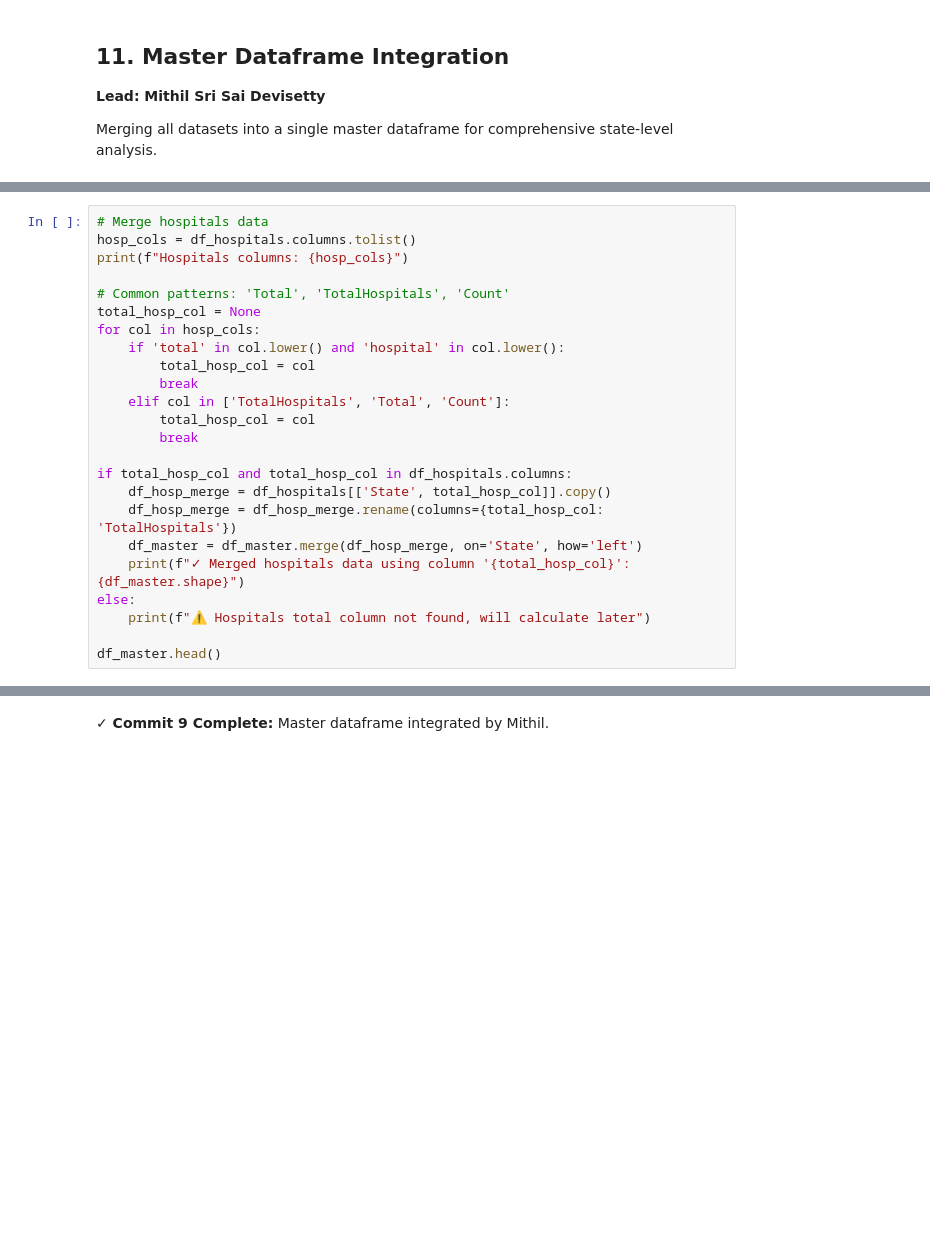
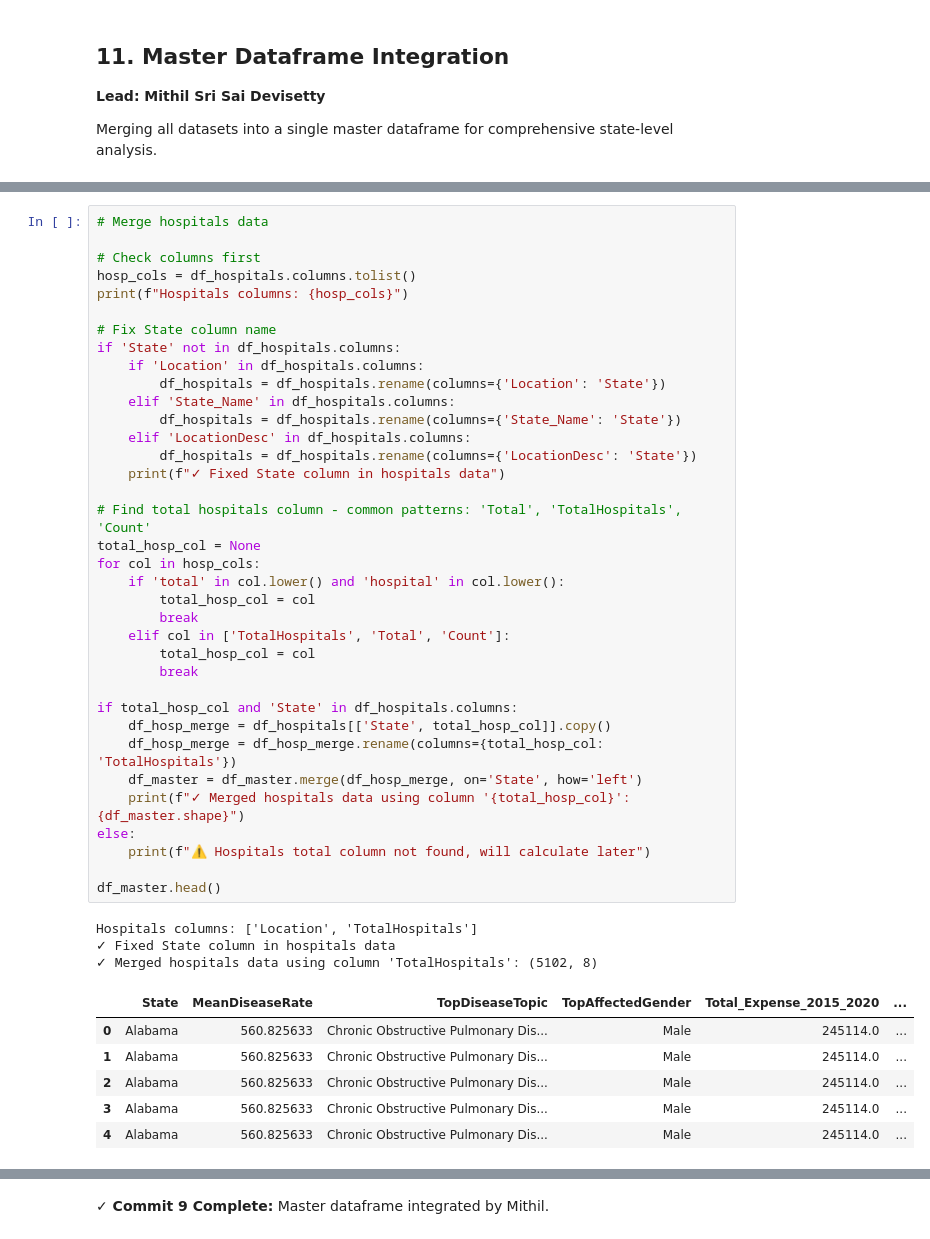
Before and after one commit to tejkiranyenugunti-spec/Group-8--CMPE-255-Data-Mining-Project-, a Jupyter notebook: notebooks/Team8_ChronicDisease_Analysis.ipynb, the cells around one changed output, grey strips where cells are left out. Cells and saved outputs as stored; diff of their text form; blank space fills up the shorter version.

```diff
--- a/notebooks/Team8_ChronicDisease_Analysis.ipynb
+++ b/notebooks/Team8_ChronicDisease_Analysis.ipynb
@@ -572,27 +994,49 @@ df_master.head()
 # %%
 # Merge hospitals data
+
+# Check columns first
 hosp_cols = df_hospitals.columns.tolist()
 print(f"Hospitals columns: {hosp_cols}")
 
-# Common patterns: 'Total', 'TotalHospitals', 'Count'
+# Fix State column name
+if 'State' not in df_hospitals.columns:
+    if 'Location' in df_hospitals.columns:
+        df_hospitals = df_hospitals.rename(columns={'Location': 'State'})
+    elif 'State_Name' in df_hospitals.columns:
+        df_hospitals = df_hospitals.rename(columns={'State_Name': 'State'})
+    elif 'LocationDesc' in df_hospitals.columns:
+        df_hospitals = df_hospitals.rename(columns={'LocationDesc': 'State'})
+    print(f"✓ Fixed State column in hospitals data")
+
+# Find total hospitals column - common patterns: 'Total', 'TotalHospitals', 'Count'
 total_hosp_col = None
 for col in hosp_cols:
     if 'total' in col.lower() and 'hospital' in col.lower():
         total_hosp_col = col
         break
     elif col in ['TotalHospitals', 'Total', 'Count']:
         total_hosp_col = col
         break
 
-if total_hosp_col and total_hosp_col in df_hospitals.columns:
+if total_hosp_col and 'State' in df_hospitals.columns:
     df_hosp_merge = df_hospitals[['State', total_hosp_col]].copy()
     df_hosp_merge = df_hosp_merge.rename(columns={total_hosp_col: 'TotalHospitals'})
     df_master = df_master.merge(df_hosp_merge, on='State', how='left')
     print(f"✓ Merged hospitals data using column '{total_hosp_col}': {df_master.shape}")
 else:
     print(f"⚠ Hospitals total column not found, will calculate later")
 
 df_master.head()
+# %% [output]
+Hospitals columns: ['Location', 'TotalHospitals']
+✓ Fixed State column in hospitals data
+✓ Merged hospitals data using column 'TotalHospitals': (5102, 8)
+|  | State | MeanDiseaseRate | TopDiseaseTopic | TopAffectedGender | Total_Expense_2015_2020 | ... |
+| 0 | Alabama | 560.825633 | Chronic Obstructive Pulmonary Dis... | Male | 245114.0 | ... |
+| 1 | Alabama | 560.825633 | Chronic Obstructive Pulmonary Dis... | Male | 245114.0 | ... |
+| 2 | Alabama | 560.825633 | Chronic Obstructive Pulmonary Dis... | Male | 245114.0 | ... |
+| 3 | Alabama | 560.825633 | Chronic Obstructive Pulmonary Dis... | Male | 245114.0 | ... |
+| 4 | Alabama | 560.825633 | Chronic Obstructive Pulmonary Dis... | Male | 245114.0 | ... |
 # %%
 # Merge population data
 pop_cols = df_population.columns.tolist()
```
Also changed, not shown: parts of 86 cells of this notebook.
